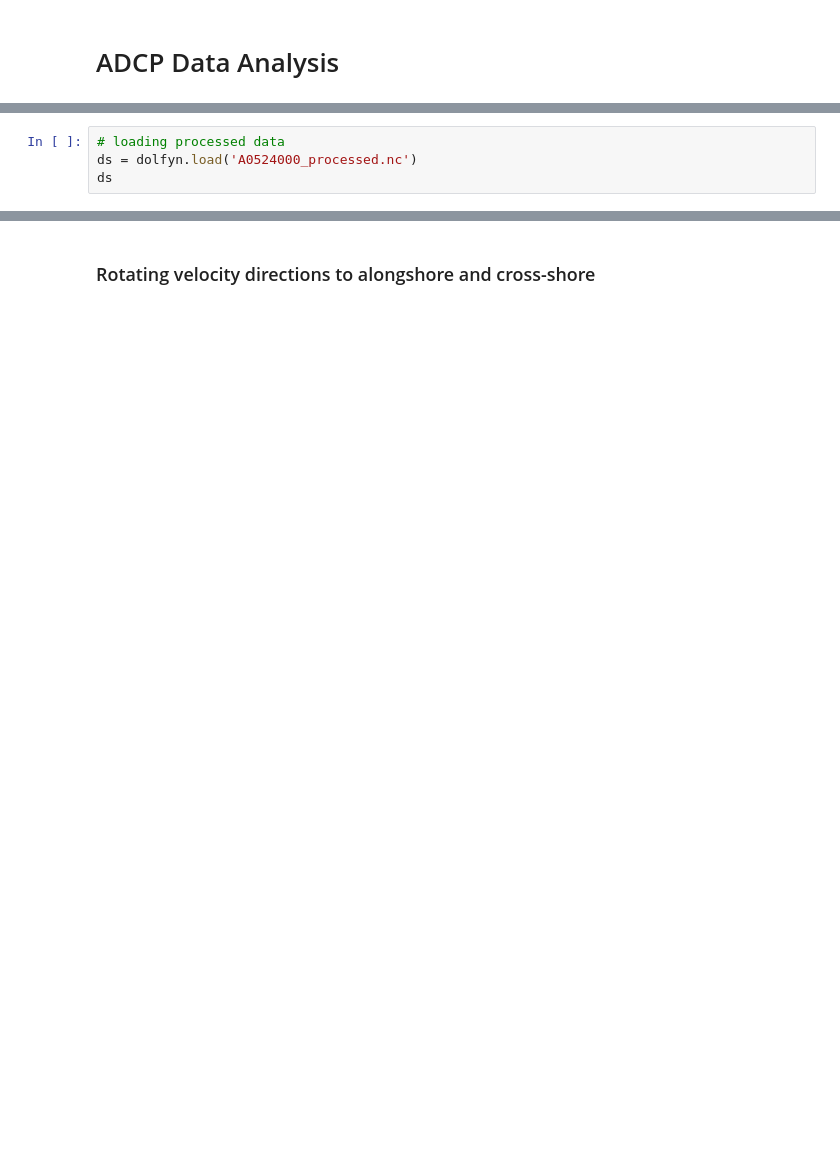
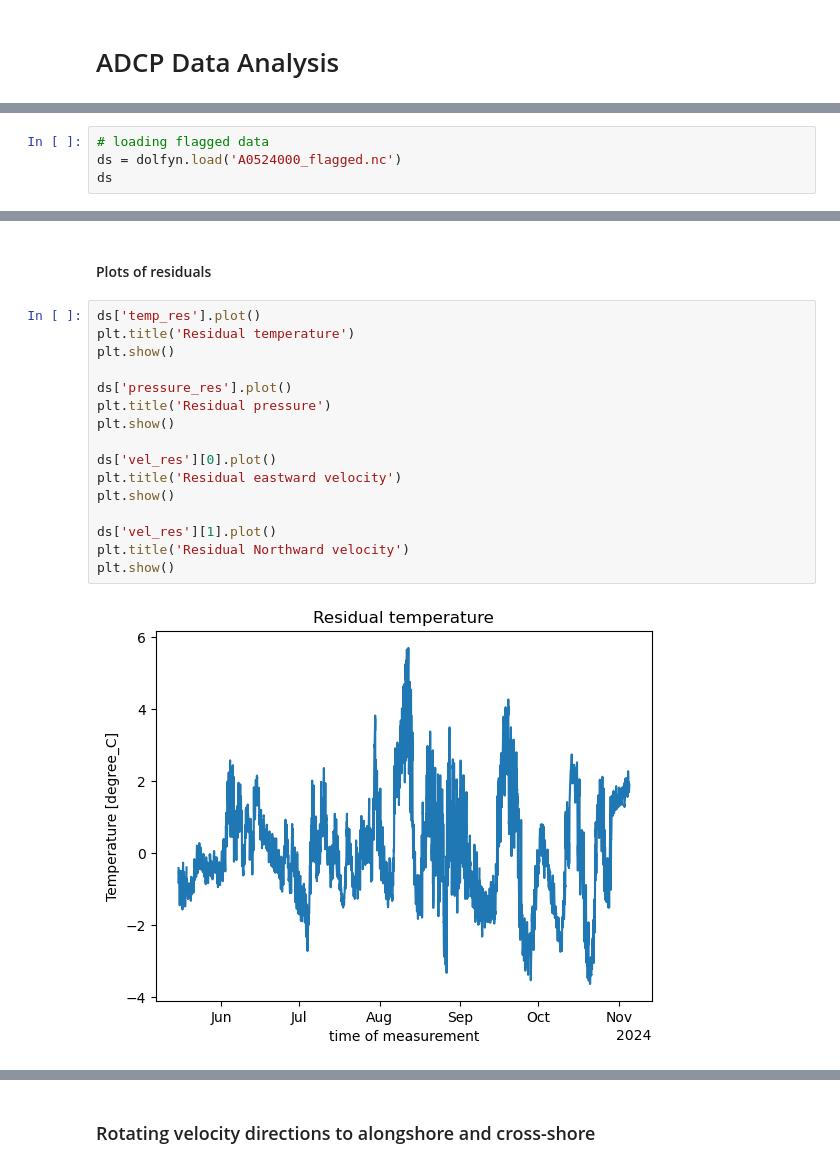
Before and after one commit to AnurovaPrykhodko/ADCP-internship, a Jupyter notebook: data_analysis.ipynb, the cells around one changed output, grey strips where cells are left out. Cells and saved outputs as stored; diff of their text form; blank space fills up the shorter version.

```diff
--- a/data_analysis.ipynb
+++ b/data_analysis.ipynb
@@ -11,7 +13,7 @@ import pandas as pd
 
 import my_functions as my
 # %%
-# loading processed data
-ds = dolfyn.load('A0524000_processed.nc')
+# loading flagged data
+ds = dolfyn.load('A0524000_flagged.nc')
 ds
 # %% [output]
@@ -304,0 +178,20 @@ plt.show()
+# %% [markdown]
+#### Plots of residuals
+# %%
+ds['temp_res'].plot()
+plt.title('Residual temperature')
+plt.show()
+
+ds['pressure_res'].plot()
+plt.title('Residual pressure')
+plt.show()
+
+ds['vel_res'][0].plot()
+plt.title('Residual eastward velocity')
+plt.show()
+
+ds['vel_res'][1].plot()
+plt.title('Residual Northward velocity')
+plt.show()
+# %% [output]
+[figure, added]
```
Also changed, not shown: parts of 39 cells of this notebook.
